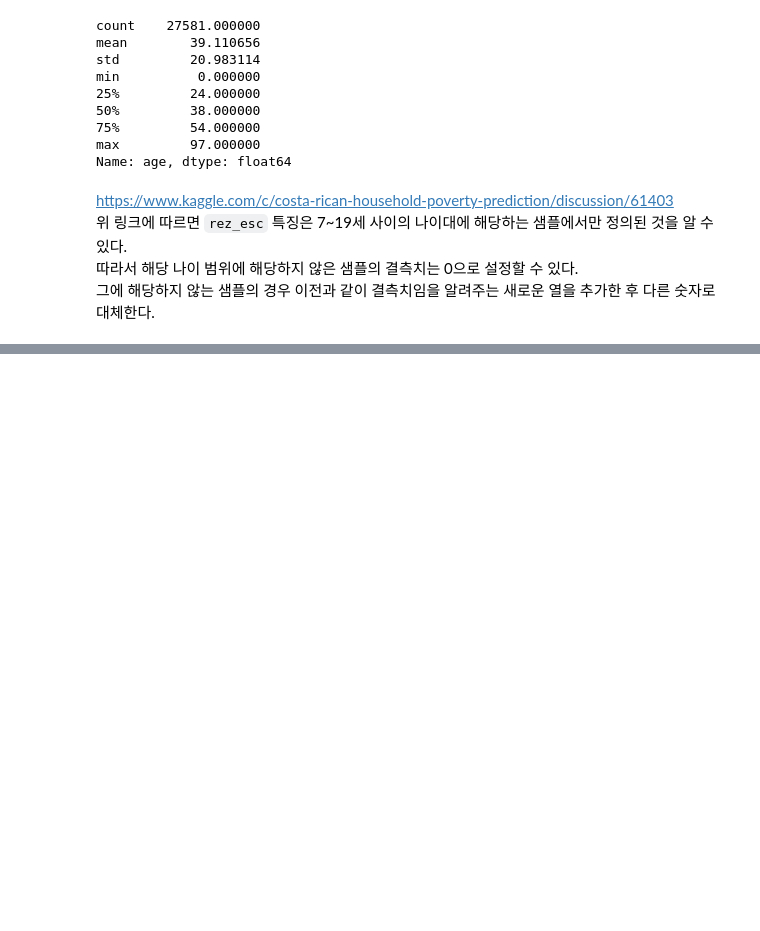
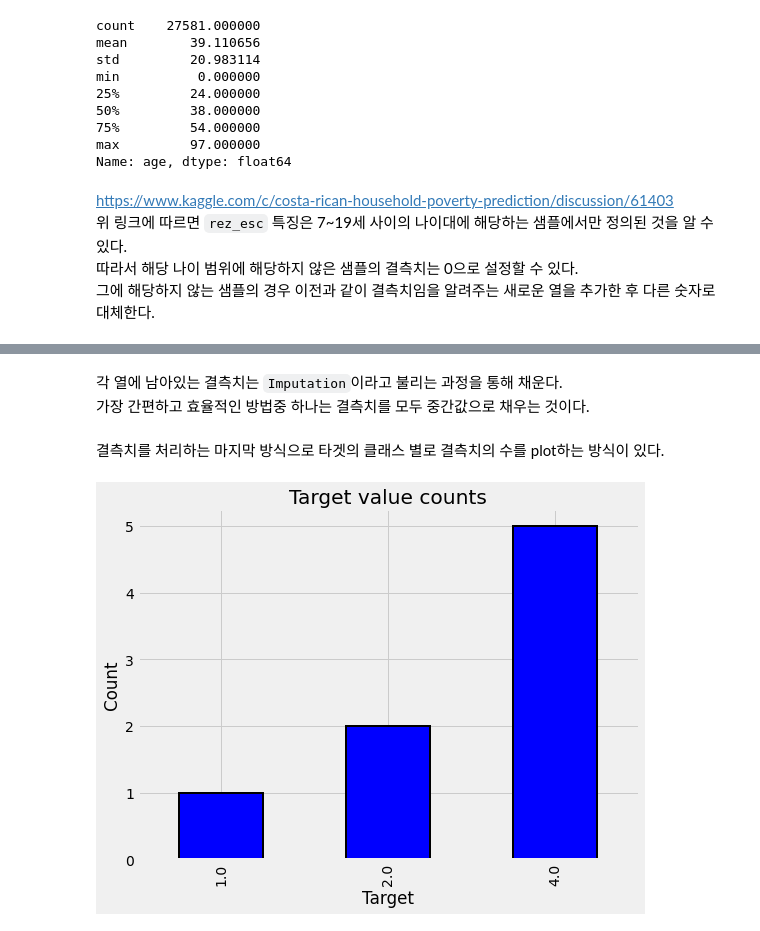
Before and after one commit to HyeonGeunY/costa-rican, a Jupyter notebook: notebooks/A_Complete_Introduction_and_Walkthrough.ipynb, the cells around one changed output, grey strips where cells are left out. Saved outputs shown, nothing was run; the diff lists cells and outputs as text; code cells hidden in the pictures; blank space fills up the shorter version.

```diff
--- a/notebooks/A_Complete_Introduction_and_Walkthrough.ipynb
+++ b/notebooks/A_Complete_Introduction_and_Walkthrough.ipynb
@@ -356,0 +380,9 @@ data.loc[((data['age'] > 19) | (data['age'] < 7))]
+# %% [markdown]
+각 열에 남아있는 결측치는 `Imputation`이라고 불리는 과정을 통해 채운다.
+가장 간편하고 효율적인 방법중 하나는 결측치를 모두 중간값으로 채우는 것이다.
+# %% [markdown]
+결측치를 처리하는 마지막 방식으로 타겟의 클래스 별로 결측치의 수를 plot하는 방식이 있다.
+# %%
+plot_value_counts(data[(data['rez_esc-missing'] == 1)], 'Target')
+# %% [output]
+[figure, added]
```
Also changed, not shown: parts of 15 cells of this notebook, 1 other file.
